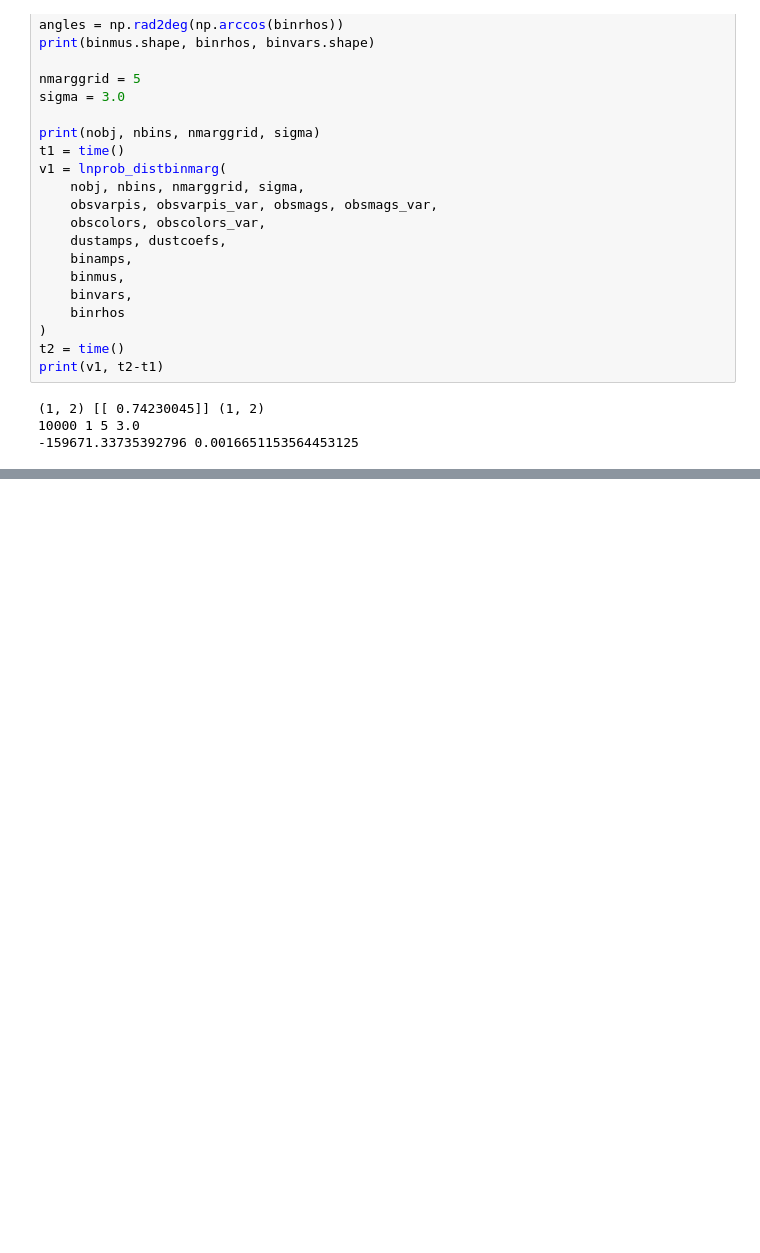
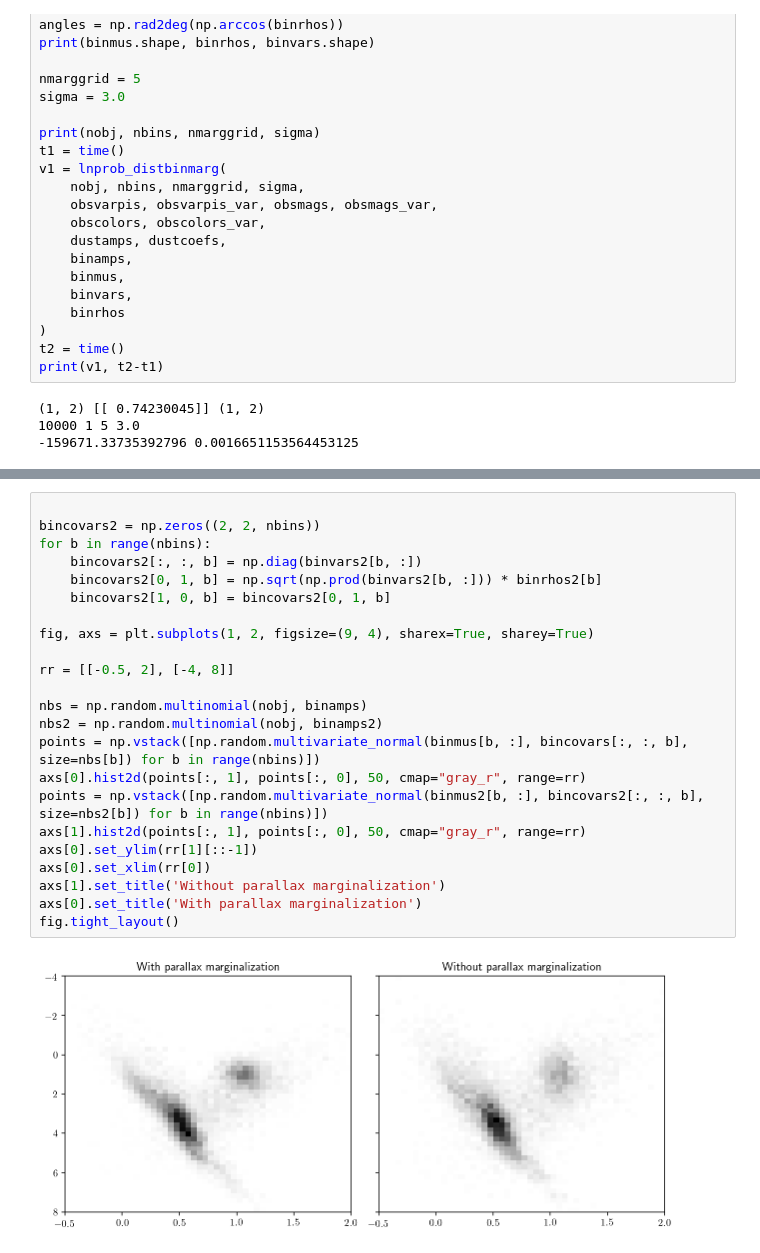
Before and after one commit to errai34/Starlight, a Jupyter notebook: notebooks/HRD GMM nested sampling with marginalized parallax.ipynb, the cells around one changed output, grey strips where cells are left out. Cells and saved outputs as stored; diff of their text form; blank space fills up the shorter version.

```diff
--- a/notebooks/HRD GMM nested sampling with marginalized parallax.ipynb
+++ b/notebooks/HRD GMM nested sampling with marginalized parallax.ipynb
@@ -401,0 +421,25 @@ fig.tight_layout()
+# %%
+
+bincovars2 = np.zeros((2, 2, nbins))
+for b in range(nbins):
+    bincovars2[:, :, b] = np.diag(binvars2[b, :])
+    bincovars2[0, 1, b] = np.sqrt(np.prod(binvars2[b, :])) * binrhos2[b]
+    bincovars2[1, 0, b] = bincovars2[0, 1, b]
+
+fig, axs = plt.subplots(1, 2, figsize=(9, 4), sharex=True, sharey=True)
+
+rr = [[-0.5, 2], [-4, 8]]
+
+nbs = np.random.multinomial(nobj, binamps)
+nbs2 = np.random.multinomial(nobj, binamps2)
+points = np.vstack([np.random.multivariate_normal(binmus[b, :], bincovars[:, :, b], size=nbs[b]) for b in range(nbins)])
+axs[0].hist2d(points[:, 1], points[:, 0], 50, cmap="gray_r", range=rr)
+points = np.vstack([np.random.multivariate_normal(binmus2[b, :], bincovars2[:, :, b], size=nbs2[b]) for b in range(nbins)])
+axs[1].hist2d(points[:, 1], points[:, 0], 50, cmap="gray_r", range=rr)
+axs[0].set_ylim(rr[1][::-1])
+axs[0].set_xlim(rr[0])
+axs[1].set_title('Without parallax marginalization')
+axs[0].set_title('With parallax marginalization')
+fig.tight_layout()
+# %% [output]
+[figure, added]
```
Also changed, not shown: parts of 7 cells of this notebook.
